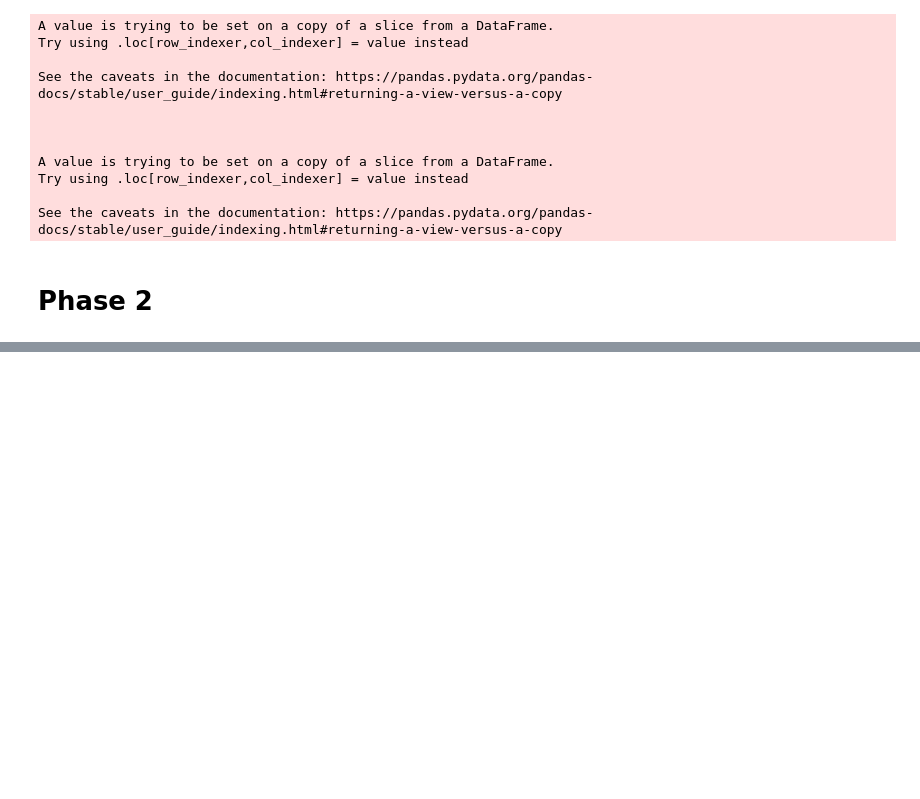
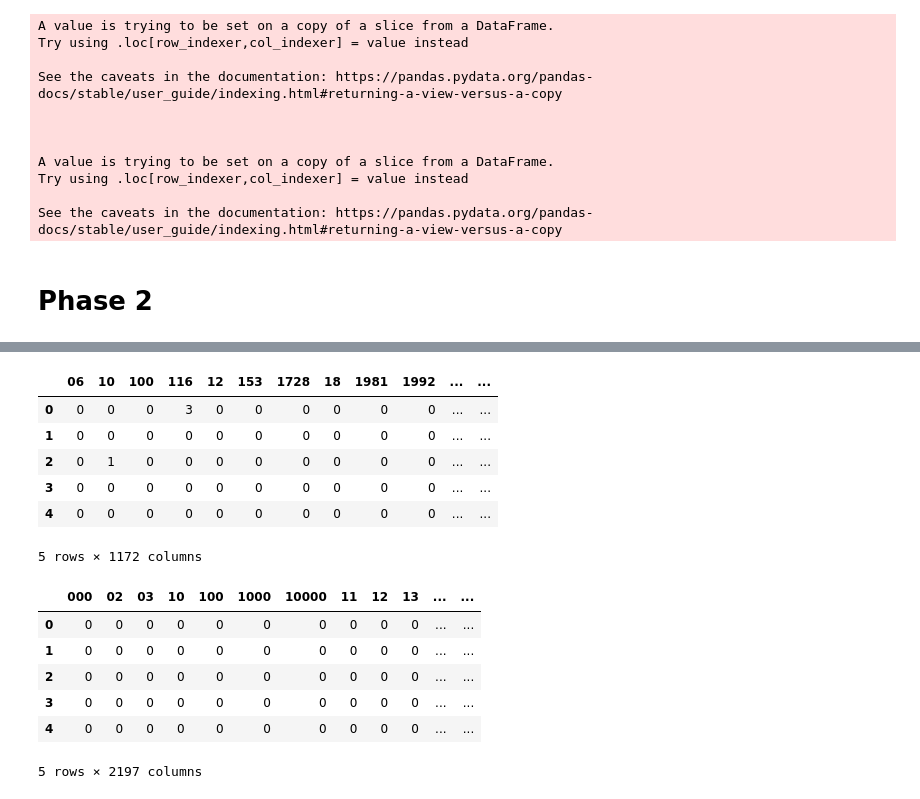
Before and after one commit to leo66ho/DM2025-Lab1-Exercise, a Jupyter notebook: DM2025-Lab1-Homework.ipynb, the cells around one changed output, grey strips where cells are left out. Cells and saved outputs as stored; diff of their text form; code cells hidden in the pictures; blank space fills up the shorter version.

```diff
--- a/DM2025-Lab1-Homework.ipynb
+++ b/DM2025-Lab1-Homework.ipynb
@@ -232,0 +243,53 @@ fig.show()
+# %%
+### Begin Assignment Here
+
+## Finding frequent patterns in text
+
+from sklearn.feature_extraction.text import CountVectorizer
+
+#Create separate DataFrames for each label
+labels = reddit_dataset['label'].unique()
+label_dfs = {}
+
+for label in labels:
+    # Filter the original DataFrame by category
+    label_dfs[label] = reddit_dataset[reddit_dataset['label'] == label].copy()
+
+# Function to create term-document frequency DataFrame for each category
+def create_term_document_df(df):
+    count_vect = CountVectorizer()  # Initialize the CountVectorizer
+    X_counts = count_vect.fit_transform(df['text'])  # Transform the text data into word counts(try to merge title and text)
+
+    # Get the unique words (vocabulary) from the vectorizer
+    words = count_vect.get_feature_names_out()
+
+    # Create a DataFrame where rows are documents and columns are words
+    term_document_df = pd.DataFrame(X_counts.toarray(), columns=words)
+
+    return term_document_df
+
+# Create term-document frequency DataFrames for each category
+filt_term_document_dfs = {}  # Dictionary to store term-document DataFrames for each category
+
+for label in labels:
+    filt_term_document_dfs[label] = create_term_document_df(label_dfs[label])
+# %%
+#Checkpoint: filt_term_document_dfs
+
+display(filt_term_document_dfs['1'].head())
+display(filt_term_document_dfs['-1'].head())
+# %% [output]
+|  | 06 | 10 | 100 | 116 | 12 | 153 | 1728 | 18 | 1981 | 1992 | ... | ... |
+| 0 | 0 | 0 | 0 | 3 | 0 | 0 | 0 | 0 | 0 | 0 | ... | ... |
+| 1 | 0 | 0 | 0 | 0 | 0 | 0 | 0 | 0 | 0 | 0 | ... | ... |
+| 2 | 0 | 1 | 0 | 0 | 0 | 0 | 0 | 0 | 0 | 0 | ... | ... |
+| 3 | 0 | 0 | 0 | 0 | 0 | 0 | 0 | 0 | 0 | 0 | ... | ... |
+| 4 | 0 | 0 | 0 | 0 | 0 | 0 | 0 | 0 | 0 | 0 | ... | ... |
+5 rows × 1172 columns
+|  | 000 | 02 | 03 | 10 | 100 | 1000 | 10000 | 11 | 12 | 13 | ... | ... |
+| 0 | 0 | 0 | 0 | 0 | 0 | 0 | 0 | 0 | 0 | 0 | ... | ... |
+| 1 | 0 | 0 | 0 | 0 | 0 | 0 | 0 | 0 | 0 | 0 | ... | ... |
+| 2 | 0 | 0 | 0 | 0 | 0 | 0 | 0 | 0 | 0 | 0 | ... | ... |
+| 3 | 0 | 0 | 0 | 0 | 0 | 0 | 0 | 0 | 0 | 0 | ... | ... |
+| 4 | 0 | 0 | 0 | 0 | 0 | 0 | 0 | 0 | 0 | 0 | ... | ... |
+5 rows × 2197 columns
```
Also changed, not shown: parts of 24 cells of this notebook, 1 other file.
